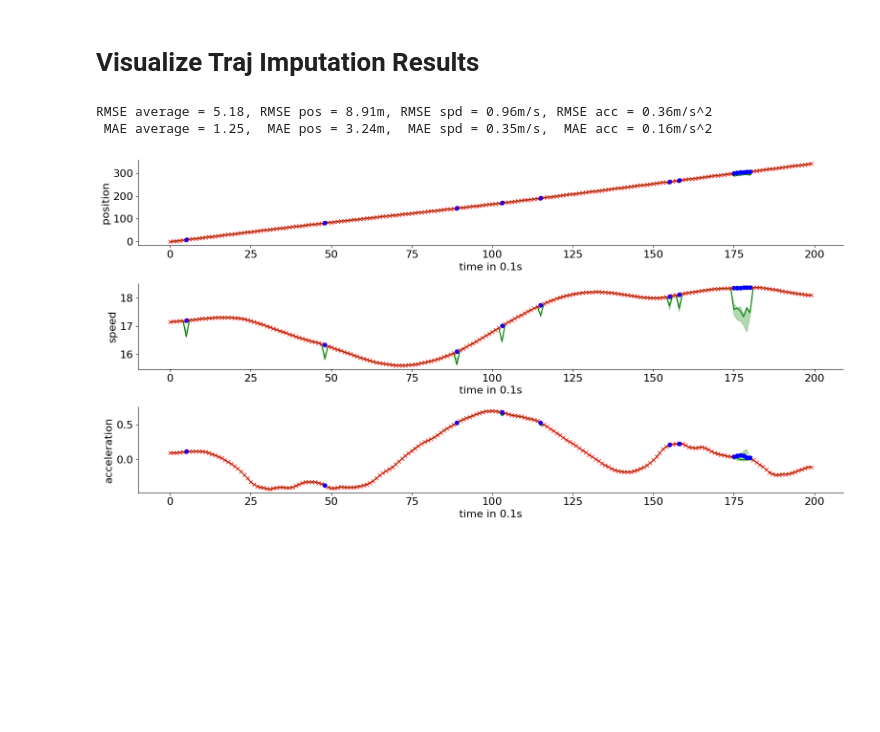
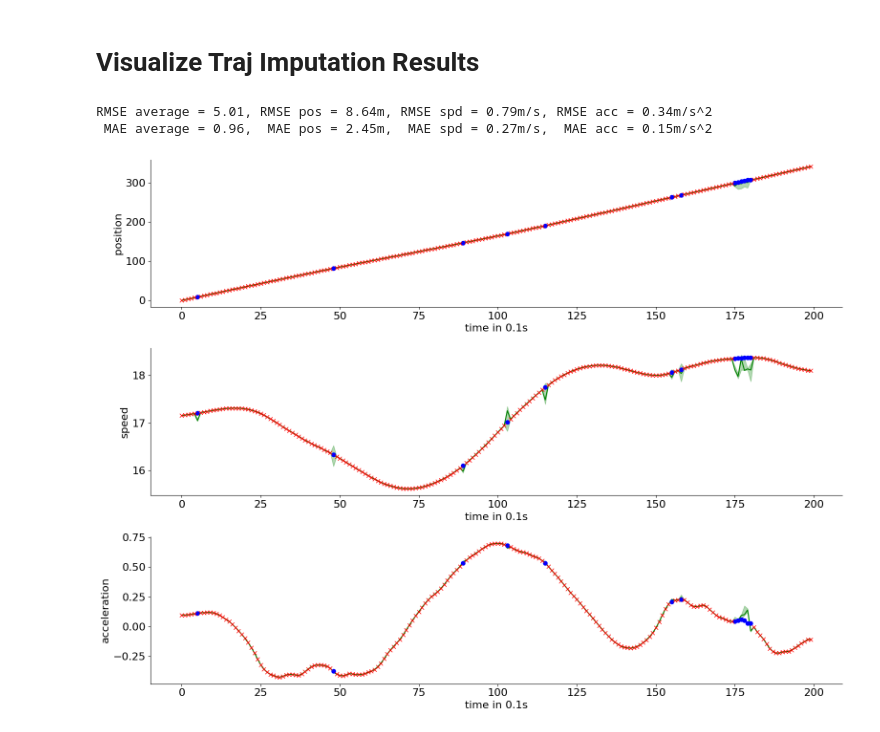
Before and after one commit to tompoek/CSDI, a Jupyter notebook: visualize_examples_trajectory.ipynb, the cells around one changed output. Drawn from its saved outputs; the diff is of its cells as text; code cells hidden in the pictures; blank space fills up the shorter version.

Commit message:
Visualize more segments and extending y axis

```diff
--- a/visualize_examples_trajectory.ipynb
+++ b/visualize_examples_trajectory.ipynb
@@ -7,7 +7,7 @@ import pandas as pd
 
 def visualize_trajectory(nrows=3, ncols=1):
     plt.rcParams["font.size"] = 16
-    fig, axes = plt.subplots(nrows=nrows, ncols=ncols, figsize=(16.0, 8.0), squeeze=False)
+    fig, axes = plt.subplots(nrows=nrows, ncols=ncols, figsize=(16.0, 12.0), squeeze=False)
     for k in range(K):
         df = pd.DataFrame({"x":np.arange(0,L), "val":all_target_np[:,k], "y":all_evalpoint_np[:,k]})
         df = df[df.y != 0]
@@ -33,7 +33,7 @@ def visualize_trajectory(nrows=3, ncols=1):
 nsample = 5 # number of generated samples (in CSDI settings)
 K = 3 # number of features (in trajectory: position, speed, acceleration)
 
-resultfolder = 'traj_imputation_20240918_122536'
+resultfolder = 'traj_imputation_20240919_115215'
 result_path = './save/'+resultfolder+'/result_nsample' + str(nsample) + '.pk'
 with open(result_path, 'rb') as f:
     RMSE_average, MAE_average, RMSE_pos, RMSE_spd, RMSE_acc, MAE_pos, MAE_spd, MAE_acc = pickle.load(f) # the last metric is reserved
@@ -41,36 +41,36 @@ with open(result_path, 'rb') as f:
 print(f"RMSE average = {RMSE_average:.2f}, RMSE pos = {RMSE_pos:.2f}m, RMSE spd = {RMSE_spd:.2f}m/s, RMSE acc = {RMSE_acc:.2f}m/s^2")
 print(f" MAE average = {MAE_average:.2f},  MAE pos = {MAE_pos:.2f}m,  MAE spd = {MAE_spd:.2f}m/s,  MAE acc = {MAE_acc:.2f}m/s^2")
 # %% [output]
-RMSE average = 5.18, RMSE pos = 8.91m, RMSE spd = 0.96m/s, RMSE acc = 0.36m/s^2
- MAE average = 1.25,  MAE pos = 3.24m,  MAE spd = 0.35m/s,  MAE acc = 0.16m/s^2
+RMSE average = 5.01, RMSE pos = 8.64m, RMSE spd = 0.79m/s, RMSE acc = 0.34m/s^2
+ MAE average = 0.96,  MAE pos = 2.45m,  MAE spd = 0.27m/s,  MAE acc = 0.15m/s^2
 # %%
 dataset = 'trajectory' # choose 'healthcare' or 'airquality'
-datafolder = 'traj_imputation_20240918_122536' # set the folder name
+datafolder = 'traj_imputation_20240919_115215' # set the folder name
 
 segment_id = 3 # target segment to visualize
 local_veh_id = 5 # target local vehicle id to visualize
 path = './save/'+datafolder+'/seg' + str(segment_id) + '_localvehid' + str(local_veh_id) + '_nsample' + str(nsample) + '.pk'
 
 with open(path, 'rb') as f:
     samples, all_target, all_evalpoint, all_observed, all_observed_time, scaler, mean_scaler = pickle.load(f)
 
 samples = samples.permute(1, 0, 2, 3).reshape(nsample, -1, K)
 L = samples.shape[-2] # time length of the whole segment after reshaping
 all_target = all_target.reshape(-1, 3)
 all_evalpoint = all_evalpoint.reshape(-1, 3)
 all_observed = all_observed.reshape(-1, 3)
 all_observed_time = all_observed_time.reshape(-1)
 
 all_target_np = all_target.cpu().numpy()
 all_evalpoint_np = all_evalpoint.cpu().numpy()
 all_observed_np = all_observed.cpu().numpy()
 all_given_np = all_observed_np - all_evalpoint_np
 
 qlist =[0.05,0.25,0.5,0.75,0.95]
 quantiles_imp= []
 for q in qlist:
     quantiles_imp.append( torch.quantile(samples,q,dim=0).cpu().numpy() *(1-all_given_np) + all_target_np * all_given_np)
 
 visualize_trajectory()
 # %% [output]
-[figure, old version]
+[figure, new version]
```
Also changed, not shown: parts of 5 cells of this notebook.
